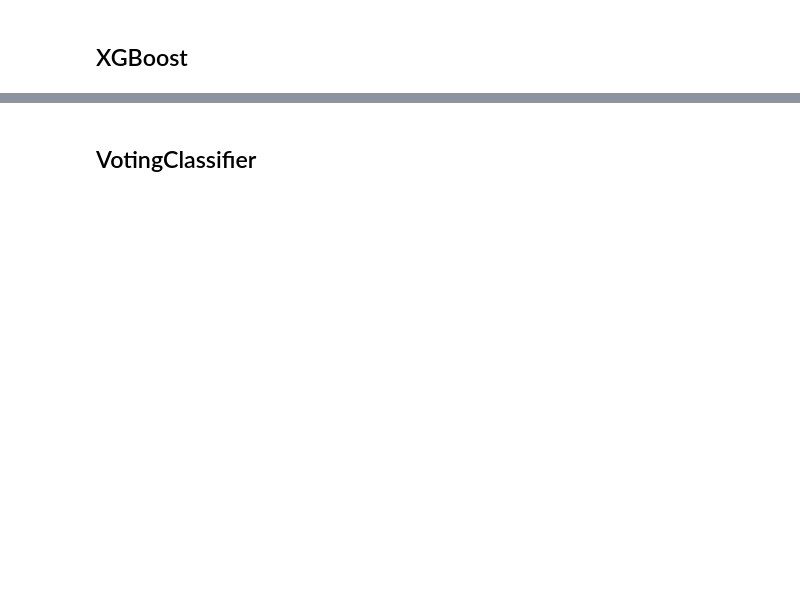
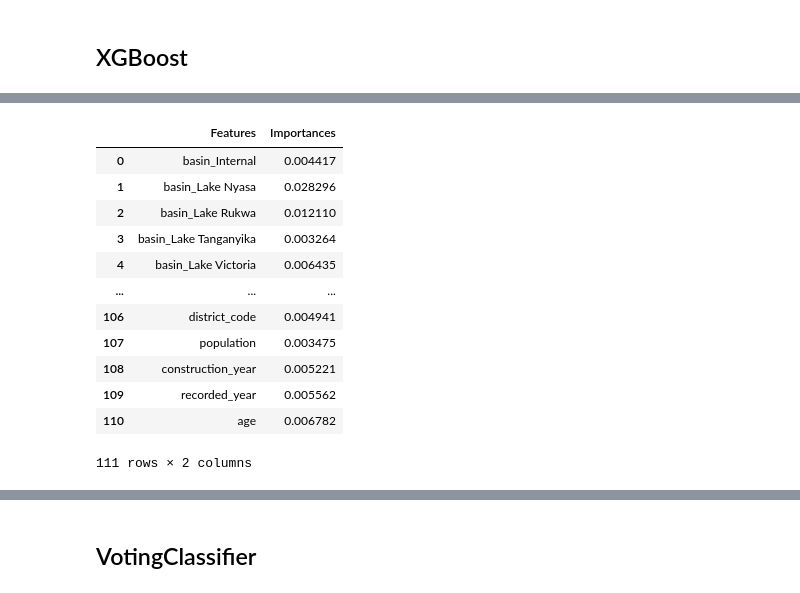
Before and after one commit to ericdnbn/machine_learning_water_pump_data_tanzania, a Jupyter notebook: Soohyun's work.ipynb, the cells around one changed output, grey strips where cells are left out. Cells and saved outputs as stored; diff of their text form; code cells hidden in the pictures; blank space fills up the shorter version.

```diff
--- a/Soohyun's work.ipynb
+++ b/Soohyun's work.ipynb
@@ -657,0 +674,4 @@ Mean Test Score: 0.8377553310886644
+# %%
+ohe_col_names = list(best_model.named_steps['tree_trans'].transformers_[0][1][0].get_feature_names(categorical_cols.columns))
+# %%
+col_names = ohe_col_names + list(numerical_cols.columns)
@@ -657,0 +698,17 @@ Mean Test Score: 0.8377553310886644
+# %%
+feature_importance_df = pd.DataFrame({'Features' : col_names, 'Importances' : best_model[1].feature_importances_})
+feature_importance_df
+# %% [output]
+|  | Features | Importances |
+| 0 | basin_Internal | 0.004417 |
+| 1 | basin_Lake Nyasa | 0.028296 |
+| 2 | basin_Lake Rukwa | 0.012110 |
+| 3 | basin_Lake Tanganyika | 0.003264 |
+| 4 | basin_Lake Victoria | 0.006435 |
+| ... | ... | ... |
+| 106 | district_code | 0.004941 |
+| 107 | population | 0.003475 |
+| 108 | construction_year | 0.005221 |
+| 109 | recorded_year | 0.005562 |
+| 110 | age | 0.006782 |
+111 rows × 2 columns
```
Also changed, not shown: parts of 44 cells of this notebook.
